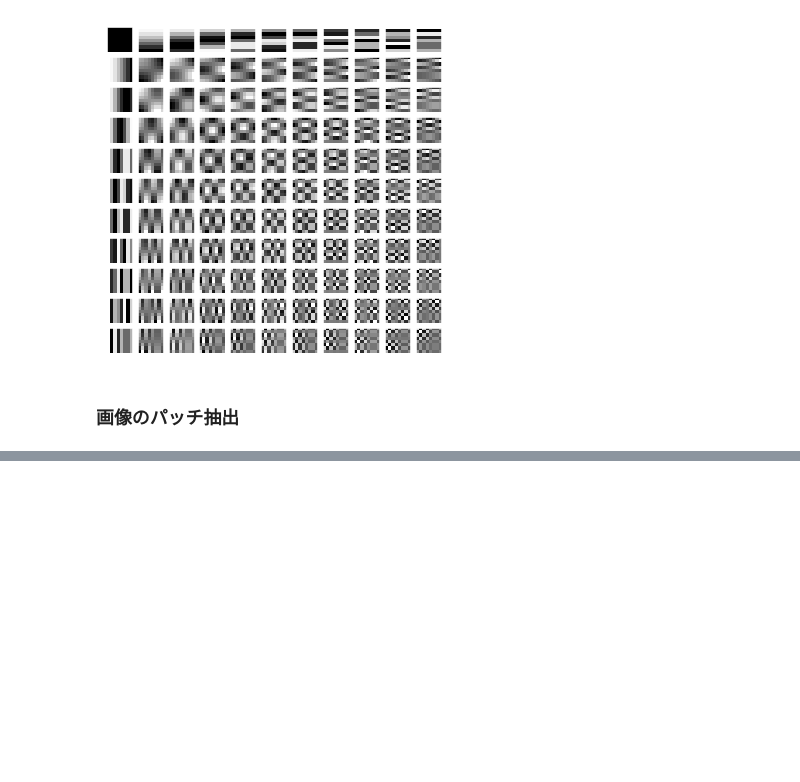
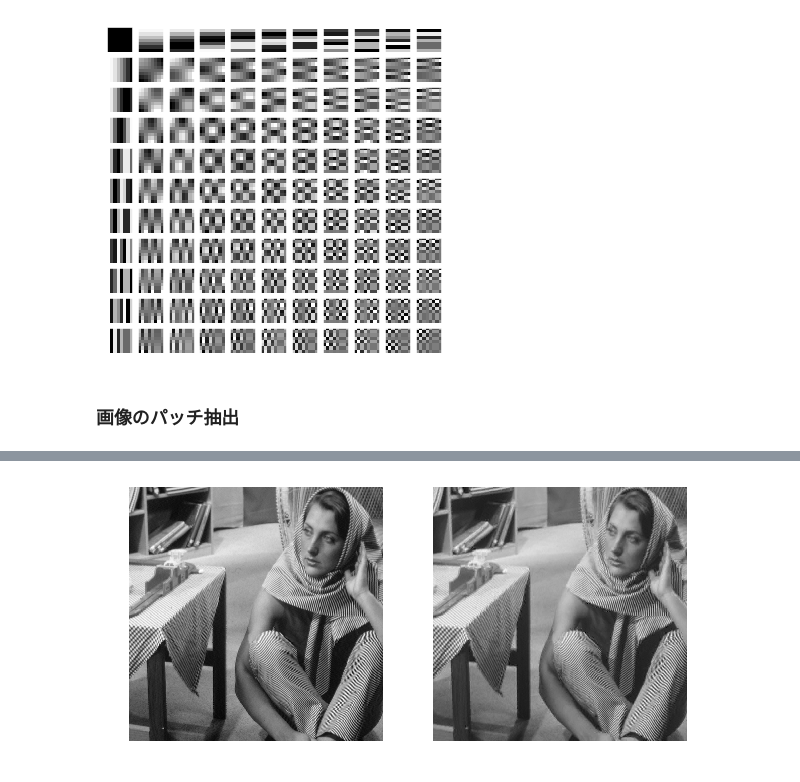
Before and after one commit to yugitti/sparse, a Jupyter notebook: 辞書学習/Untitled.ipynb, the cells around one changed output, grey strips where cells are left out. Cells and saved outputs as stored; diff of their text form; code cells hidden in the pictures; blank space fills up the shorter version.

```diff
--- a/辞書学習/Untitled.ipynb
+++ b/辞書学習/Untitled.ipynb
@@ -407,0 +473,5 @@ A_KSVD_barbara, log_KSVD_barbara = dl.KSVD(y, sig, DCT2D.shape[1], k0, n_iter=50
+# %%
+A_KSVD_barbara = np.load("./barbara_DICT.npy")
+X2 = np.zeros((A_KSVD_barbara.shape[1], y2.shape[1]))
+for i in range(y2.shape[1]):
+    X2[:, i], _ = OMP(A_KSVD_barbara, y2[:, i], k0=4, eps=1e-4)
@@ -407,0 +482,2 @@ A_KSVD_barbara, log_KSVD_barbara = dl.KSVD(y, sig, DCT2D.shape[1], k0, n_iter=50
+# %%
+y2_pred = A_KSVD_barbara @ X2
@@ -407,0 +486,24 @@ A_KSVD_barbara, log_KSVD_barbara = dl.KSVD(y, sig, DCT2D.shape[1], k0, n_iter=50
+# %%
+def mergeImg(img, height, width, patch_size):
+    img = img.reshape( patch_size, patch_size,-1)
+    img = img.transpose(2,0,1)
+    num = int(np.sqrt(img.shape[0]))
+    img = img.reshape(num, num, patch_size, patch_size)
+    height,width = int(im.shape[0]/patch_size), int(im.shape[1]/patch_size)
+    img_merge = np.vstack([np.hstack(h_imgs[::2,:,:]) for h_imgs in img[::2,:,:]])
+    return img_merge
+# %%
+height,width = int(im.shape[0]/patch_size), int(im.shape[1]/patch_size)
+img_merge = mergeImg(y2, height, width, patch_size)
+img_pred_merge = mergeImg(y2_pred, height, width, patch_size)
+# %%
+figs, axs = plt.subplots(1,2,figsize=(10,5))
+axs[0].imshow(img_merge, cmap="gray")
+axs[1].imshow(img_pred_merge, cmap="gray")
+axs[0].set_axis_off()
+axs[1].set_axis_off()
+# plt.imshow(img_merge, cmap='gray')
+# plt.xticks([])
+# plt.yticks([])
+# %% [output]
+[figure, added]
```
Also changed, not shown: parts of 21 cells of this notebook, 1 other file.
